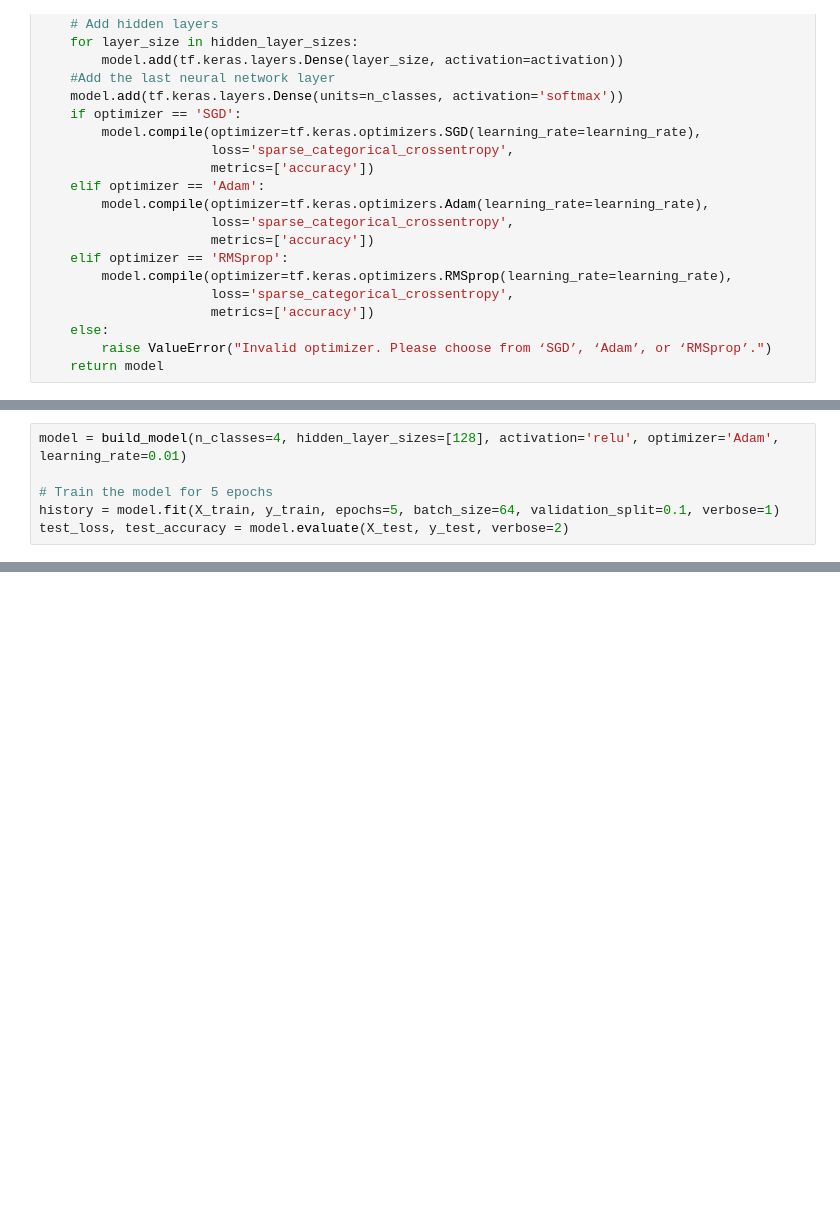
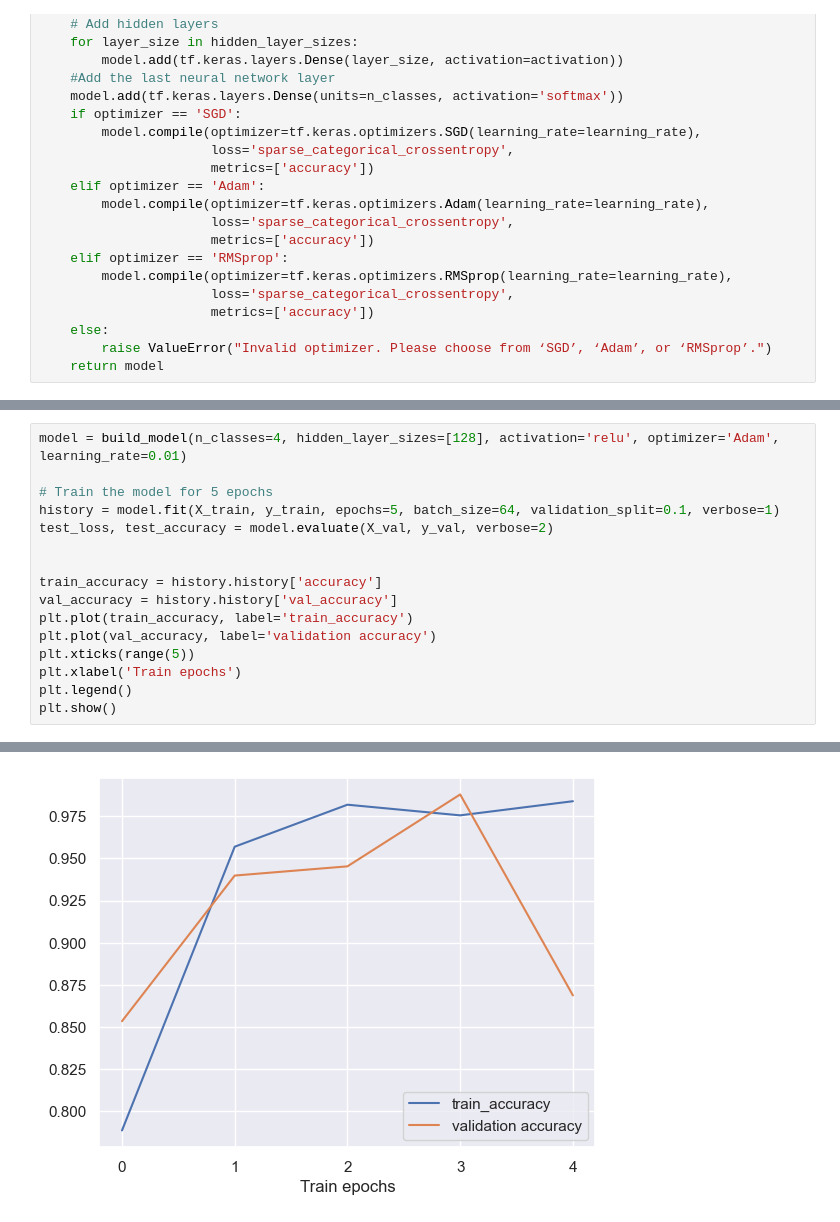
Before and after one commit to kara-christensen/CarriganNeginKaraFinalProject, a Jupyter notebook: Final_Project.ipynb, the cells around one changed output, grey strips where cells are left out. Cells and saved outputs as stored; diff of their text form; blank space fills up the shorter version.

```diff
--- a/Final_Project.ipynb
+++ b/Final_Project.ipynb
@@ -391,4 +440,15 @@ model = build_model(n_classes=4, hidden_layer_sizes=[128], activation='relu', op
 
 # Train the model for 5 epochs
 history = model.fit(X_train, y_train, epochs=5, batch_size=64, validation_split=0.1, verbose=1)
-test_loss, test_accuracy = model.evaluate(X_test, y_test, verbose=2)
+test_loss, test_accuracy = model.evaluate(X_val, y_val, verbose=2)
+
+
+train_accuracy = history.history['accuracy']
+val_accuracy = history.history['val_accuracy']
+plt.plot(train_accuracy, label='train_accuracy')
+plt.plot(val_accuracy, label='validation accuracy')
+plt.xticks(range(5))
+plt.xlabel('Train epochs')
+plt.legend()
+plt.show()
+# %% [output]
@@ -394,0 +466 @@ test_loss, test_accuracy = model.evaluate(X_test, y_test, verbose=2)
+[figure, added]
```
Also changed, not shown: parts of 16 cells of this notebook.
